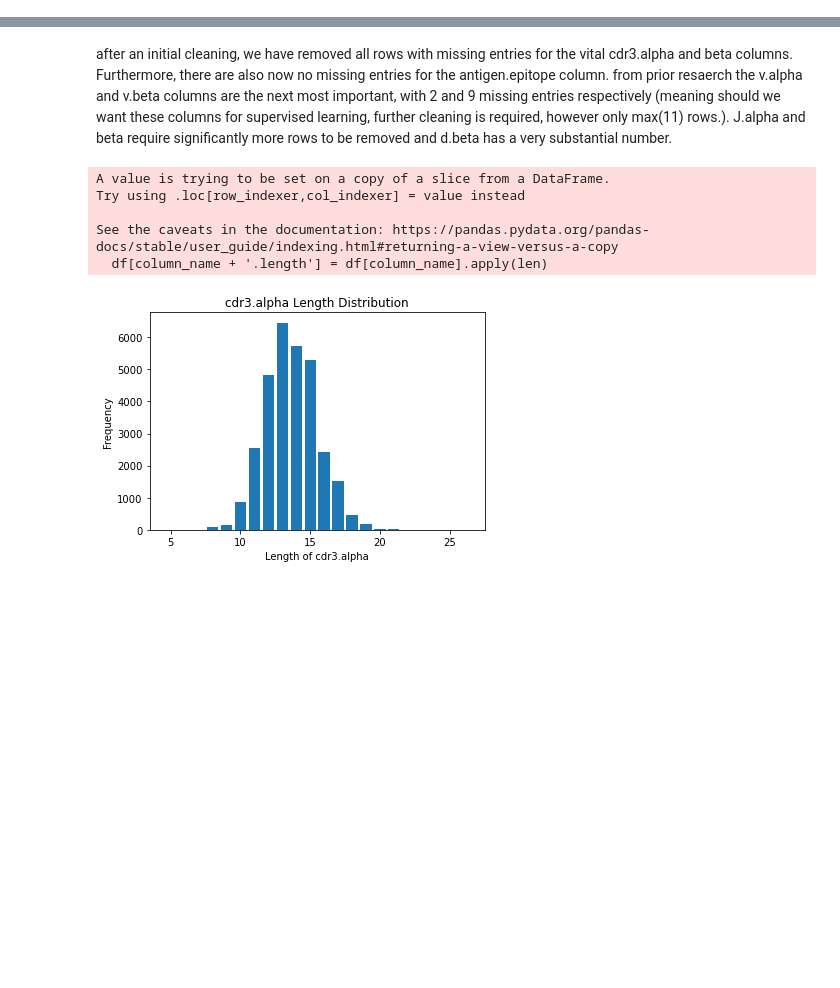
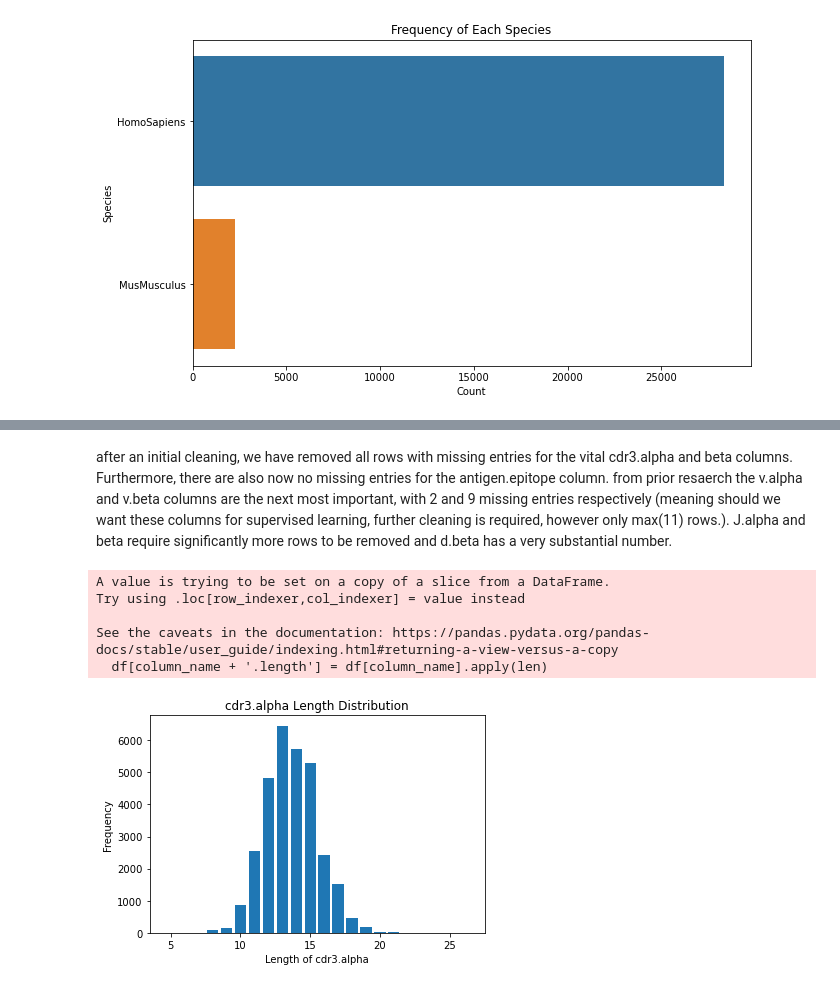
Before and after one commit to UoB-DSMP-2023-24/dsmp-2024-group-13, a Jupyter notebook: EDA.ipynb, the cells around one changed output, grey strips where cells are left out. Drawn from its saved outputs; the diff is of its cells as text; code cells hidden in the pictures; blank space fills up the shorter version.

```diff
--- a/EDA.ipynb
+++ b/EDA.ipynb
@@ -52,0 +71,85 @@ report
+# %%
+import pandas as pd
+import matplotlib.pyplot as plt
+import seaborn as sns
+
+# Load your dataset (the path would need to be updated to your actual file location)
+# Here we assume the dataset has been loaded into a dataframe called 'df'
+df = df_cleaned
+# Visualizing the frequency of each species
+species_counts = df['species'].value_counts()
+plt.figure(figsize=(10, 6))
+sns.barplot(x=species_counts.values, y=species_counts.index)
+plt.title('Frequency of Each Species')
+plt.xlabel('Count')
+plt.ylabel('Species')
+plt.show()
+
+# Group data by species and calculate the sum of missing values for each species
+missing_values_by_species = df.groupby('species').apply(lambda x: x.isnull().sum())
+
+# Visualizing missing data by species
+plt.figure(figsize=(10, 6))
+sns.heatmap(missing_values_by_species, annot=True, fmt='d', cmap='viridis')
+plt.title('Missing Data by Species')
+plt.xlabel('Columns')
+plt.ylabel('Species')
+plt.show()
+
+# Analyzing the distribution of sequence lengths within each species
+plt.figure(figsize=(10, 6))
+sns.boxplot(x='species', y=df['cdr3.alpha'].str.len(), data=df)
+plt.title('cdr3.alpha Length Distribution by Species')
+plt.xlabel('Species')
+plt.ylabel('cdr3.alpha Length')
+plt.show()
+
+plt.figure(figsize=(10, 6))
+sns.boxplot(x='species', y=df['cdr3.beta'].str.len(), data=df)
+plt.title('cdr3.beta Length Distribution by Species')
+plt.xlabel('Species')
+plt.ylabel('cdr3.beta Length')
+plt.show()
+
+plt.figure(figsize=(10, 6))
+sns.boxplot(x='species', y=df['antigen.epitope'].str.len(), data=df)
+plt.title('cdr3.beta Length Distribution by Species')
+plt.xlabel('Species')
+plt.ylabel('antigen.epitope Length')
+plt.show()
+
+# VDJdb score distribution by species
+plt.figure(figsize=(10, 6))
+sns.boxplot(x='species', y='vdjdb.score', data=df)
+plt.title('VDJdb Score Distribution by Species')
+plt.xlabel('Species')
+plt.ylabel('VDJdb Score')
+plt.show()
+
+
+
+top_n = 50  # Show top 20 categories
+top_antigen_genes = df['antigen.epitope'].value_counts().head(top_n).index
+df_top_antigens = df[df['antigen.epitope'].isin(top_antigen_genes)]
+
+plt.figure(figsize=(12, 8))  # Increase plot size
+ax = sns.countplot(x='antigen.epitope', hue='species', data=df_top_antigens)
+plt.title('Top Antigen Gene Frequency by Species')
+plt.xlabel('Antigen epitope')
+plt.ylabel('Frequency')
+plt.xticks(rotation=90)  # Rotate labels
+plt.legend(title='Species')
+plt.tight_layout()  # Adjust layout
+
+
+# Adding the annotation to each bar
+for p in ax.patches:
+    height = p.get_height()
+    if pd.notnull(height):  # Check if the height is not NaN
+        ax.annotate(f'{int(height)}',
+                    (p.get_x() + p.get_width() / 2., height),
+                    ha='center', va='center',
+                    xytext=(0, 9),
+                    textcoords='offset points')
+# %% [output]
+[figure, added]
```
Also changed, not shown: parts of 9 cells of this notebook.
